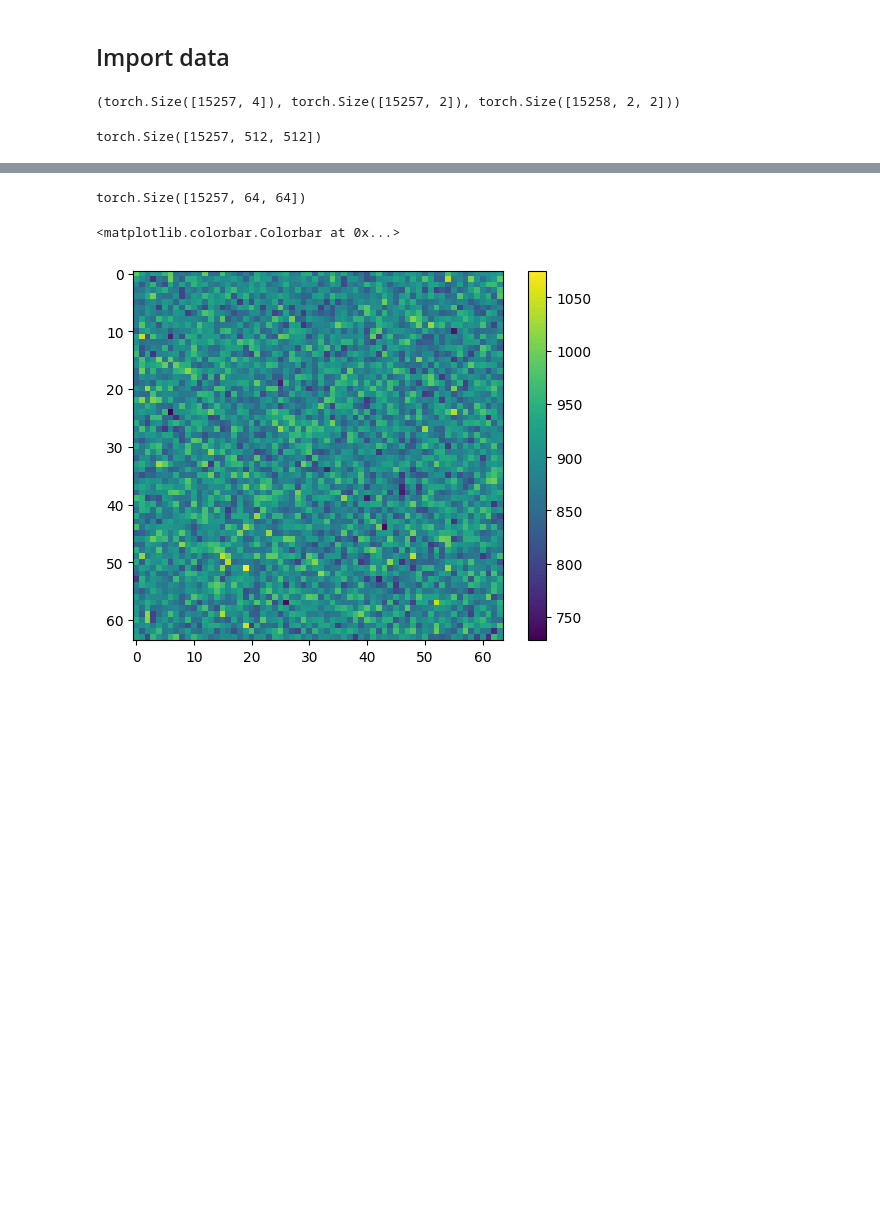
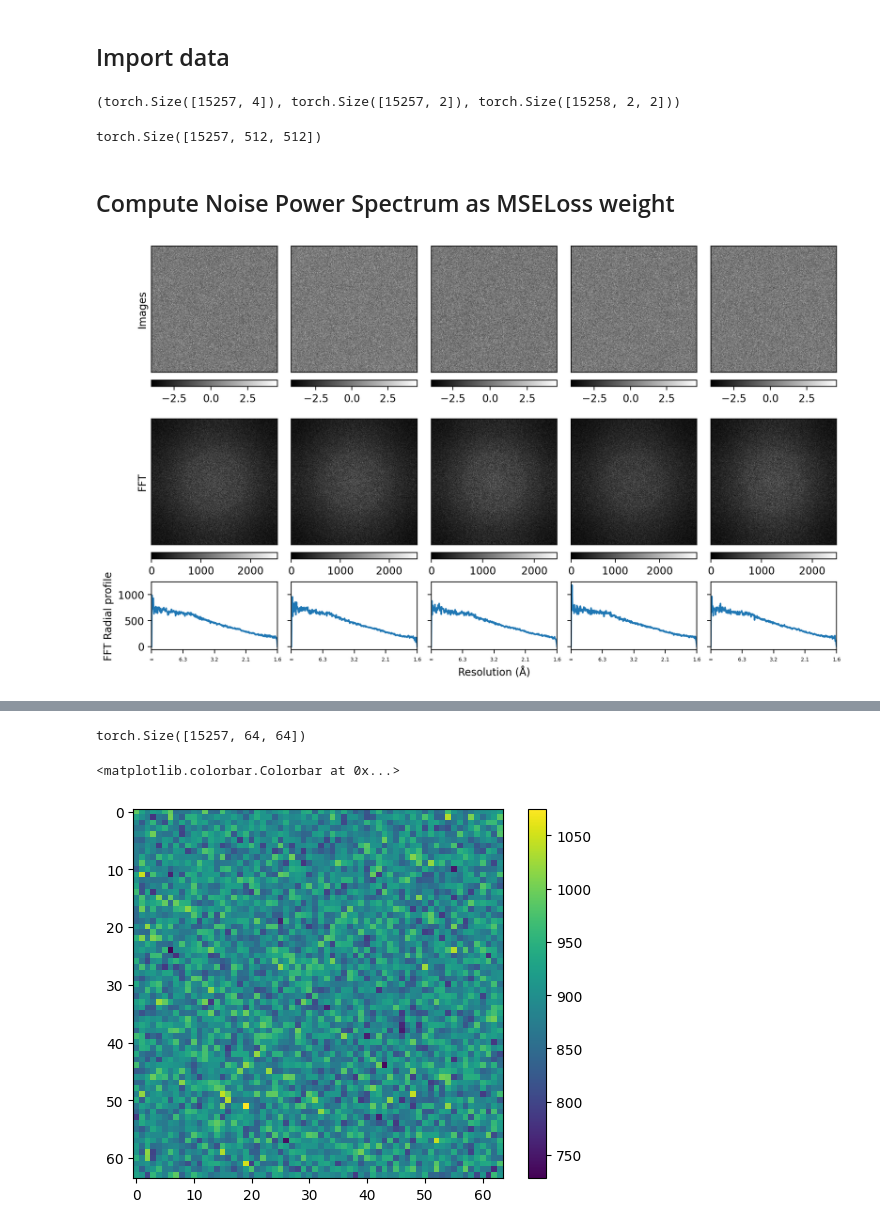
Before and after one commit to joelyeois/specter, a Jupyter notebook: dev-notebooks/ghostbuster-3d-reconstruction.ipynb, the cells around one changed output, grey strips where cells are left out. Saved outputs shown, nothing was run; the diff lists cells and outputs as text; code cells hidden in the pictures; blank space fills up the shorter version.

```diff
--- a/dev-notebooks/ghostbuster-3d-reconstruction.ipynb
+++ b/dev-notebooks/ghostbuster-3d-reconstruction.ipynb
@@ -103,3 +109,5 @@ torch.Size([15257, 512, 512])
 # sign flip data
 n = images_flip.shape[-1]
 images = -images_flip
+# %% [markdown]
+## Compute Noise Power Spectrum as MSELoss weight
@@ -105,0 +148,4 @@ images = -images_flip
+# %%
+plot_particle_stack(images, orig_pixel_size)
+# %% [output]
+[figure, added]
```
Also changed, not shown: parts of 4 cells of this notebook, 21 other files.
